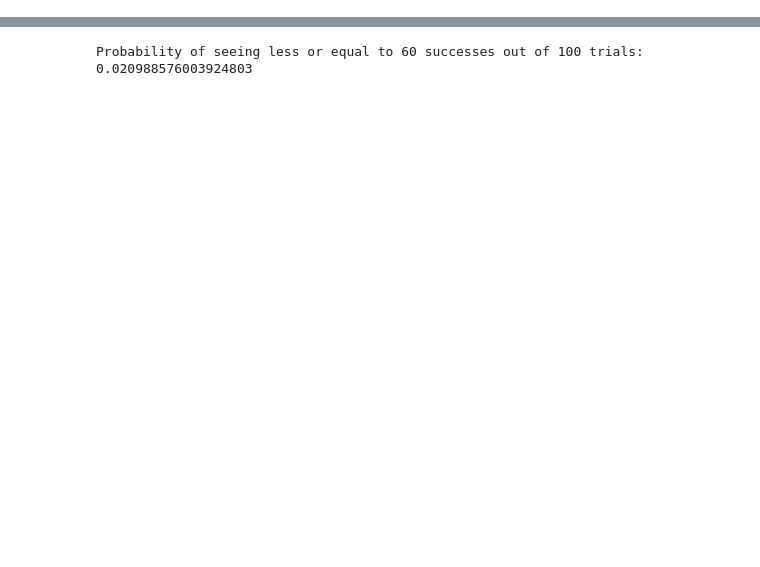
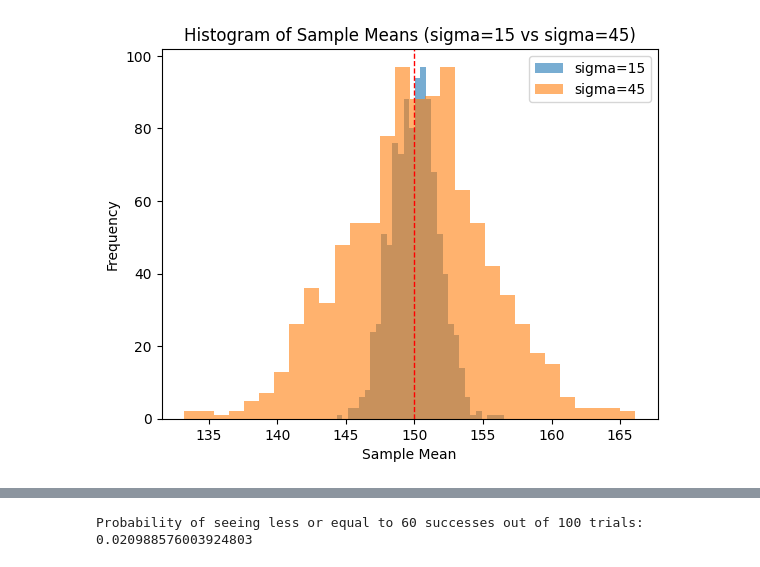
Before and after one commit to febse/stat2025, a Jupyter notebook: 14-Testing.ipynb, the cells around one changed output, grey strips where cells are left out. Drawn from its saved outputs; the diff is of its cells as text; code cells hidden in the pictures; blank space fills up the shorter version.

```diff
--- a/14-Testing.ipynb
+++ b/14-Testing.ipynb
@@ -45,0 +89,17 @@ It is cumbersome to calculate this sum by hand, so we will use the computer. In
+# %%
+single_group_sim_sigma1 = np.random.normal(loc=mu, scale=sigma, size=(1000, n))
+single_group_sim_mean_sigma1 = np.mean(single_group_sim_sigma1, axis=1)
+
+single_group_sim_sigma2 = np.random.normal(loc=mu, scale=sigma*3, size=(1000, n))
+single_group_sim_mean_sigma2 = np.mean(single_group_sim_sigma2, axis=1)
+# %%
+plt.hist(single_group_sim_mean_sigma1, bins=30, alpha=0.6, label='sigma=15')
+plt.hist(single_group_sim_mean_sigma2, bins=30, alpha=0.6, label='sigma=45')
+plt.axvline(mu, color='red', linestyle='dashed', linewidth=1)
+plt.xlabel('Sample Mean')
+plt.ylabel('Frequency')
+plt.title('Histogram of Sample Means (sigma=15 vs sigma=45)')
+plt.legend()
+plt.show()
+# %% [output]
+[figure, added]
```
Also changed, not shown: parts of 29 cells of this notebook, 1 other file.
